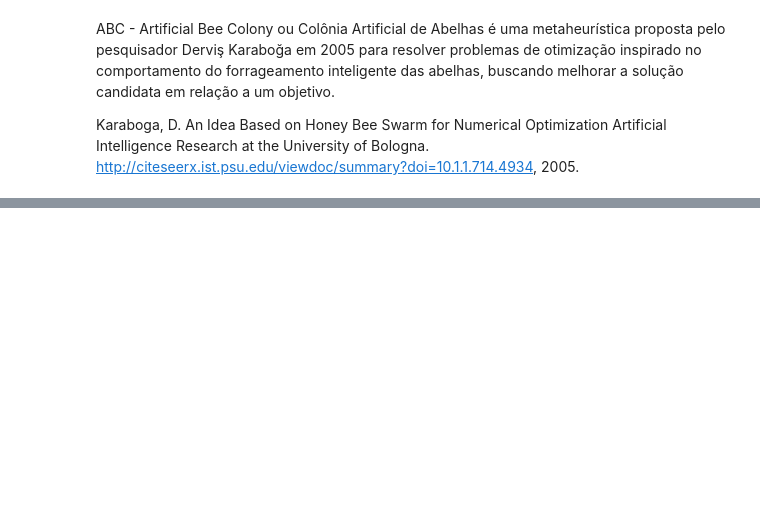
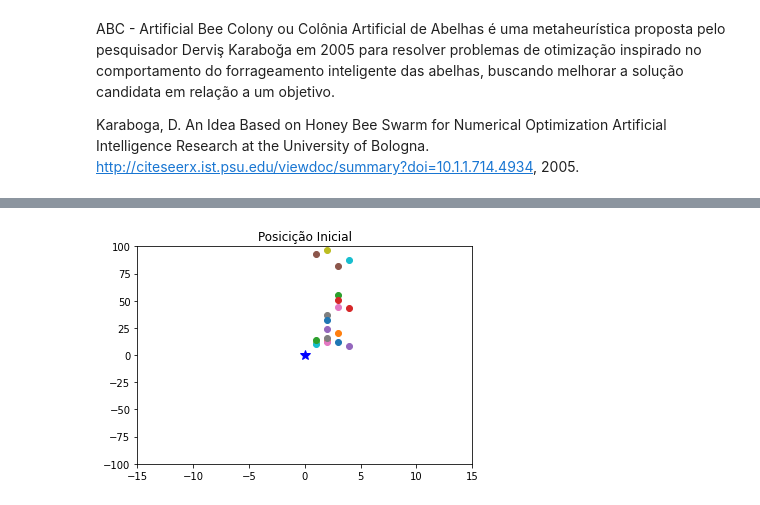
Before and after one commit to alvarofpinheiro/pifwia_abc, a Jupyter notebook: PIFWIA_ABC.ipynb, the cells around one changed output, grey strips where cells are left out. Saved outputs shown, nothing was run; the diff lists cells and outputs as text; code cells hidden in the pictures; blank space fills up the shorter version.

```diff
--- a/PIFWIA_ABC.ipynb
+++ b/PIFWIA_ABC.ipynb
@@ -105,3 +185,12 @@ class Trabalhadora: #(exploitation) escolhem uma fonte de alimento para explorar
+# %%
+#plota posições no gráfico
+def exibe_grafico(titulo,x,y):
+  plt.axis([E1,E2,E3,E4])
+  plt.plot(0,0, marker='*', markersize=10, color='b')
+  plt.title(titulo)
+  for i in range(FONTES_ALIMENTACAO):
+    plt.plot(x[i],y[i],marker='o')
+  plt.show()
 # %%
 #inicializa população (enxame)
 exploradoras = []
@@ -124,11 +209,12 @@ for i in range(FONTES_ALIMENTACAO):
 # %%
 #posiciona as abelhas exploradoras no espaço de busca
-print("Plano Cartesiano")
-plt.axis([E1,E2,E3,E4])
-plt.plot(0,0, marker='*', markersize=15, color='b')
+x = []
+y = []
 for i in range(FONTES_ALIMENTACAO):
     abelha = exploradoras[i]
-    #variáveis das DIMENSÕES do problema
     d1,d2 = zip(abelha.posicao)
-    plt.plot(d1,d2, marker='o')
-plt.show()
+    x.append(d1)
+    y.append(d2)
+exibe_grafico('Posicição Inicial',x,y)
+# %% [output]
+[figure, added]
```
Also changed, not shown: parts of 13 cells of this notebook.
